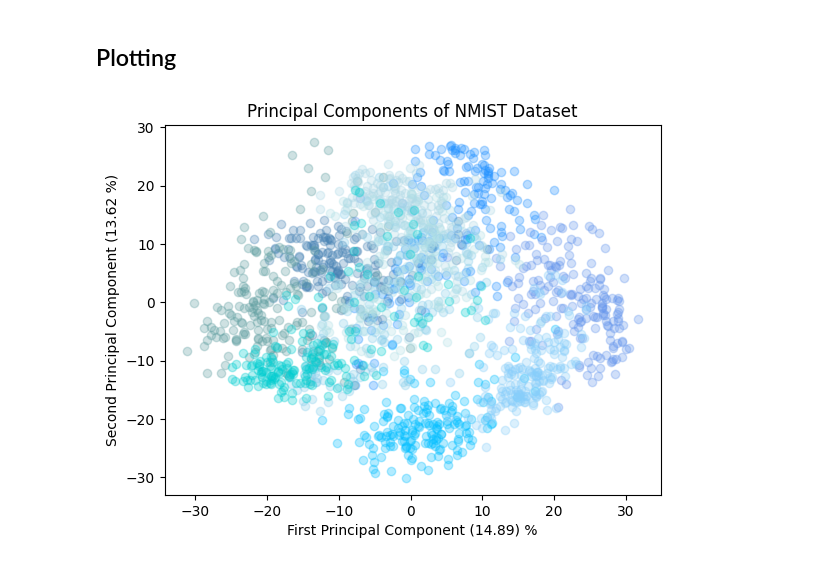
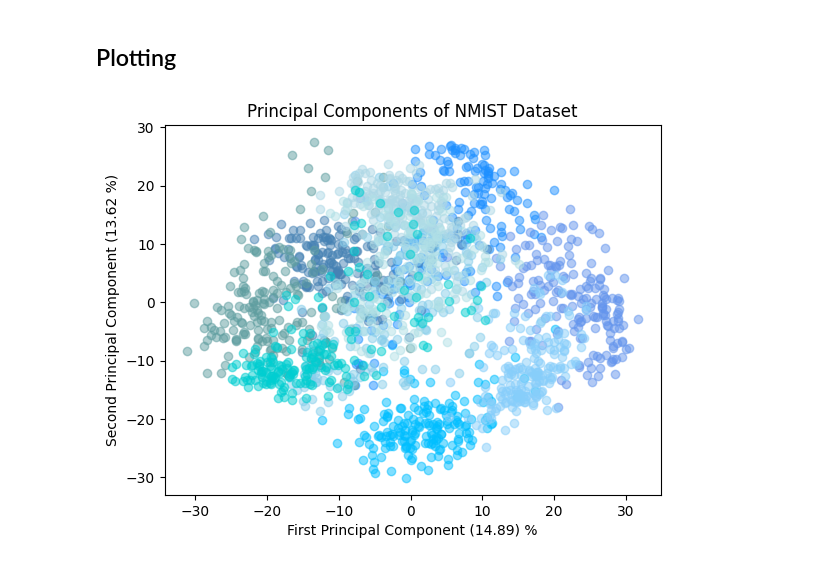
Before and after one commit to dreamwisp/Project-B-365_FA24, a Jupyter notebook: hw3/homework3-2.ipynb, the cells around one changed output. Saved outputs shown, nothing was run; the diff lists cells and outputs as text; code cells hidden in the pictures.

```diff
--- a/hw3/homework3-2.ipynb
+++ b/hw3/homework3-2.ipynb
@@ -196,31 +196,31 @@ Mtransformed
 # %%
 #aLL from dim 0 and all from dim 1
 colors = {
     0: "#00BFFF",
     1: "#1E90FF",
     2: "#4682B4",
     3: "#5F9EA0",
     4: "#6495ED",
     5: "#87CEEB",
     6: "#87CEFA",
     7: "#ADD8E6",
     8: "#B0E0E6",
     9: "#00CED1"
 }
 
 
 for digit in colors:
     i = Mtransformed[Mtransformed['labels']==int(digit)]
     color =  colors[digit]
-    plt.scatter(i['pc1'], i['pc2'], alpha=0.3, c = colors[digit])
+    plt.scatter(i['pc1'], i['pc2'], alpha=0.5, c = colors[digit])
 
 plt.gca().set(
 
     title="Principal Components of NMIST Dataset",
     xlabel = f"First Principal Component ({pc1_pct:.2f}) %",
     ylabel = f"Second Principal Component ({pc2_pct:.2f} %)"
     )
 
 plt.show()
 # %% [output]
-[figure, old version]
+[figure, new version]
```
Also changed, not shown: 1 other file.
